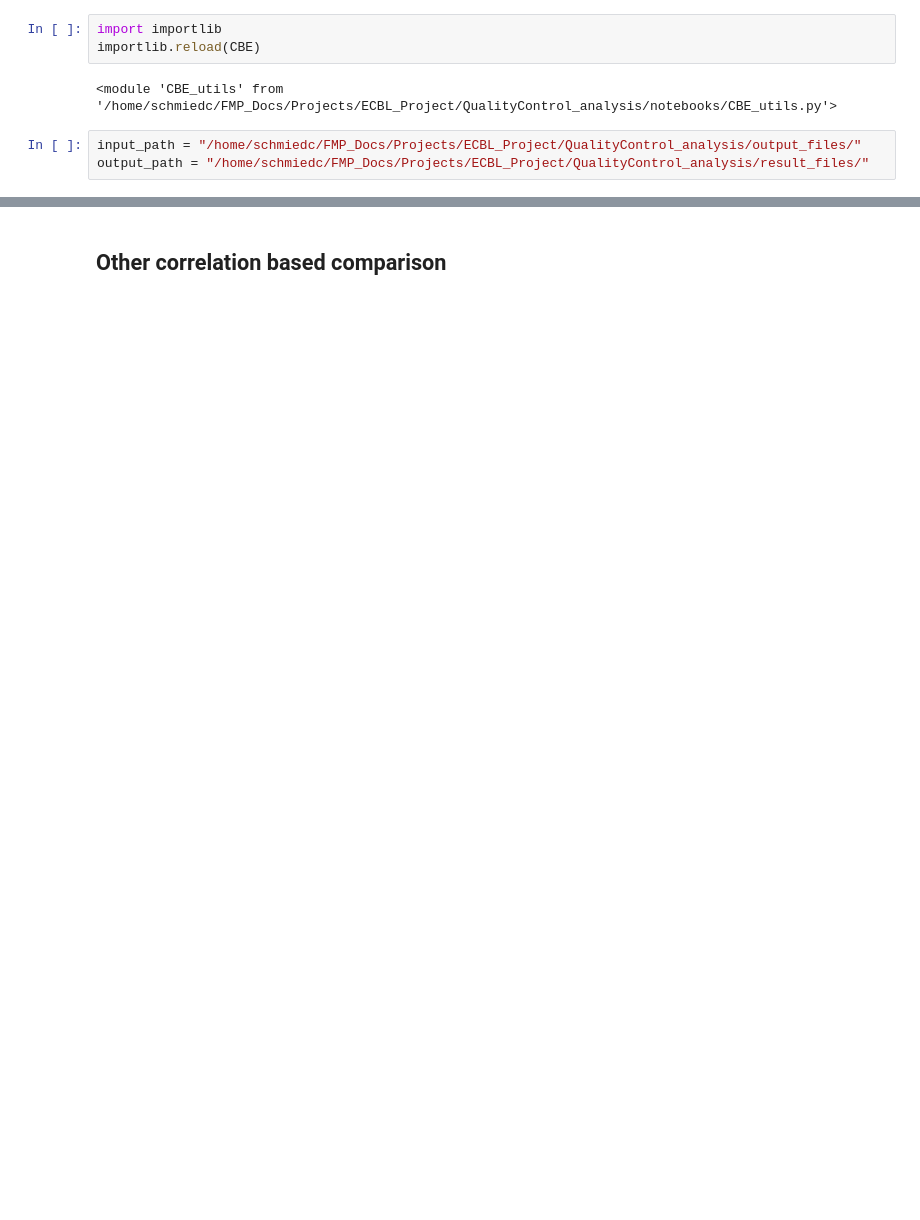
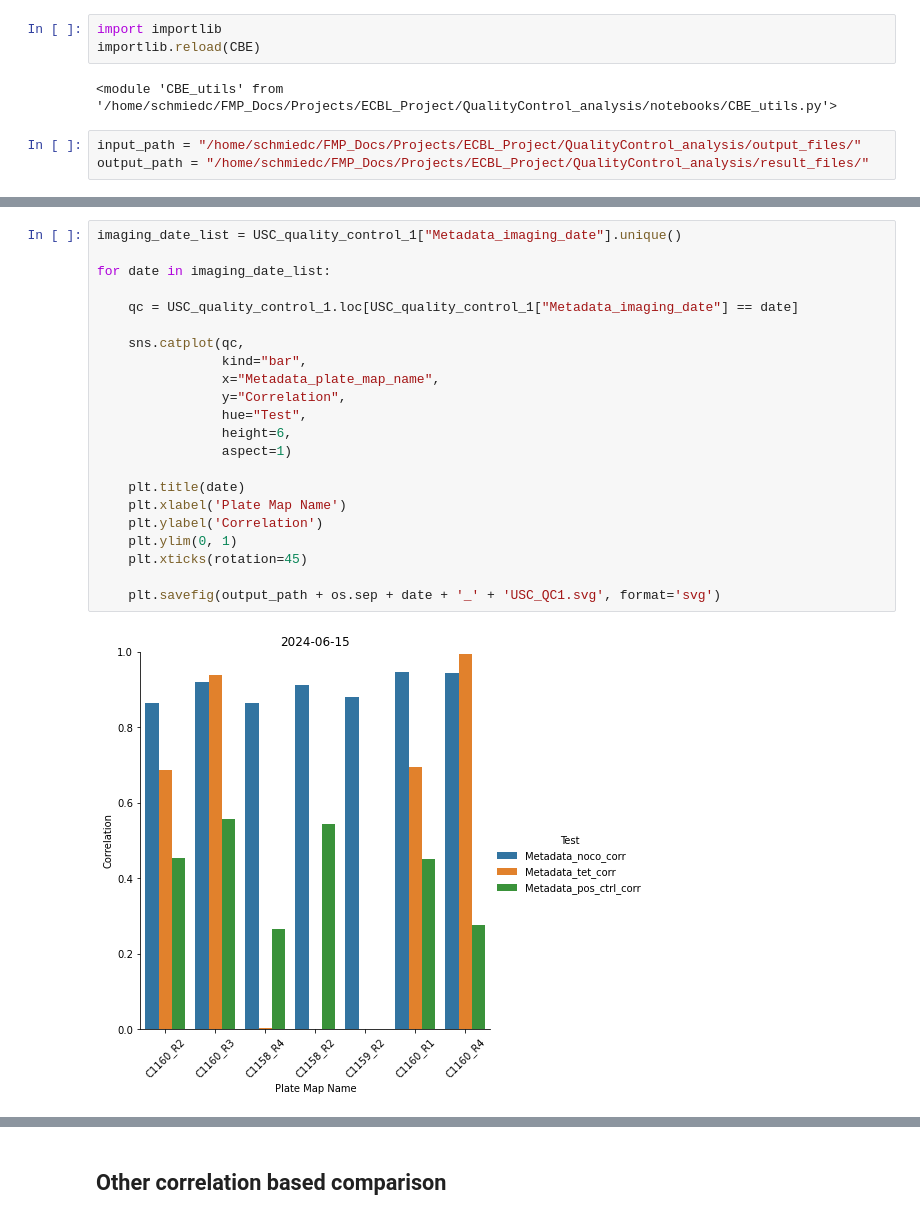
Before and after one commit to schmiedc/ECBL_quality_control, a Jupyter notebook: 03_normalization.ipynb, the cells around one changed output, grey strips where cells are left out. Saved outputs shown, nothing was run; the diff lists cells and outputs as text; blank space fills up the shorter version.

```diff
--- a/03_normalization.ipynb
+++ b/03_normalization.ipynb
@@ -109,0 +375,24 @@ dataframe_normalized
+# %%
+imaging_date_list = USC_quality_control_1["Metadata_imaging_date"].unique()
+
+for date in imaging_date_list:
+
+    qc = USC_quality_control_1.loc[USC_quality_control_1["Metadata_imaging_date"] == date]
+
+    sns.catplot(qc,
+                kind="bar",
+                x="Metadata_plate_map_name",
+                y="Correlation",
+                hue="Test",
+                height=6,
+                aspect=1)
+
+    plt.title(date)
+    plt.xlabel('Plate Map Name')
+    plt.ylabel('Correlation')
+    plt.ylim(0, 1)
+    plt.xticks(rotation=45)
+
+    plt.savefig(output_path + os.sep + date + '_' + 'USC_QC1.svg', format='svg')
+# %% [output]
+[figure, added]
```
Also changed, not shown: parts of 39 cells of this notebook.
